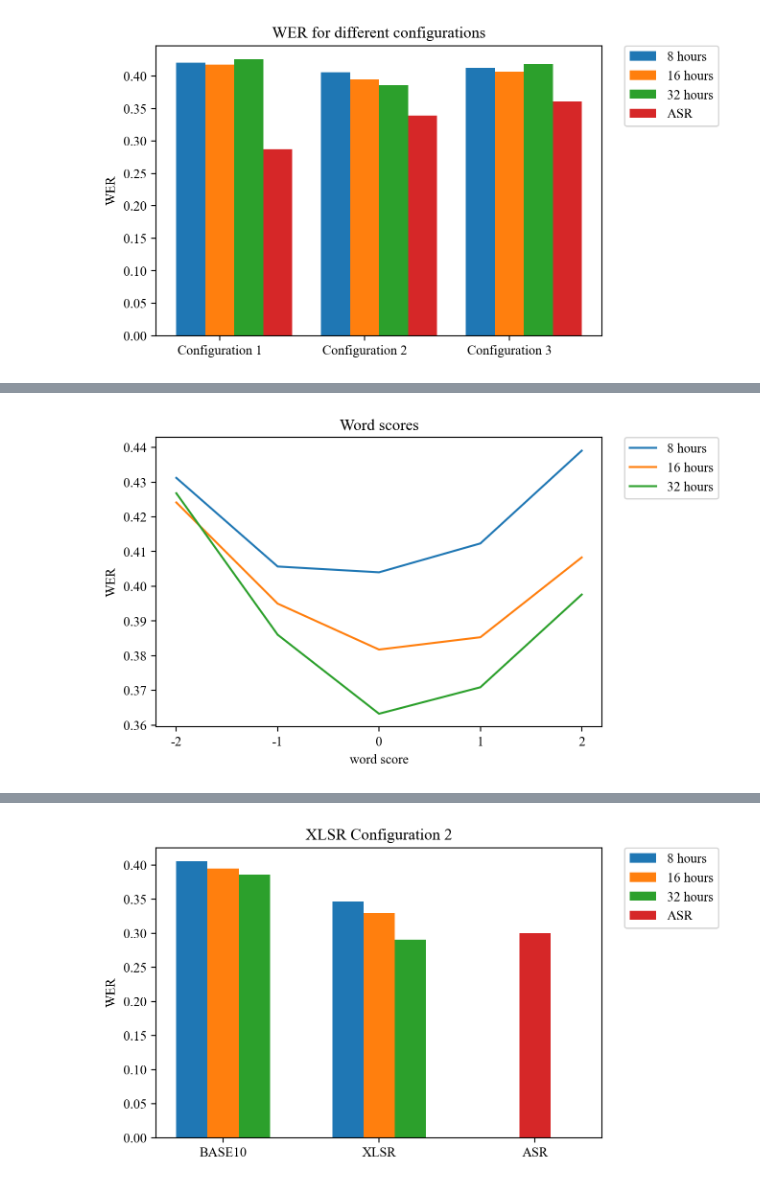
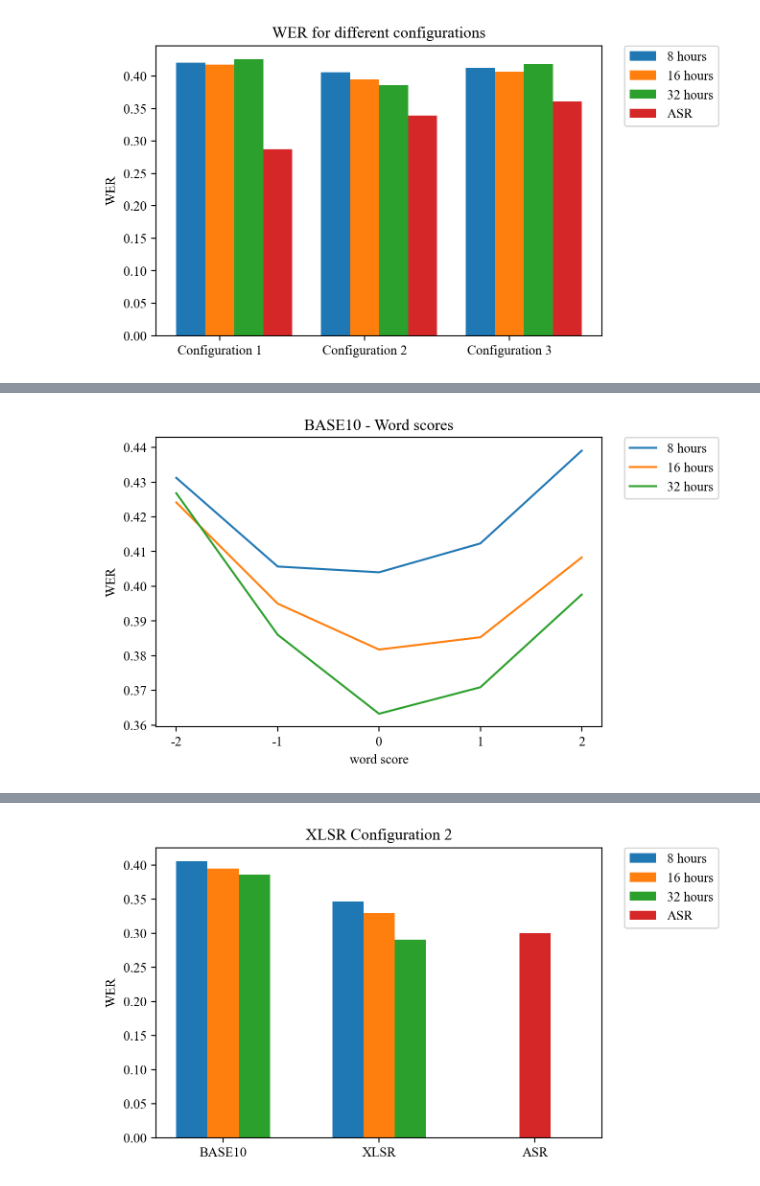
Before and after one commit to Thomaskolb/bsc-thesis, a Jupyter notebook: scripts/results/thesis-results.ipynb, the cells around one changed output, grey strips where cells are left out. Cells and saved outputs as stored; diff of their text form; code cells hidden in the pictures.

```diff
--- a/scripts/results/thesis-results.ipynb
+++ b/scripts/results/thesis-results.ipynb
@@ -152,0 +134,19 @@ plt.show()
+# %%
+# Fine-tuning xlsr - different LM weights - WER
+
+# testset: 'test'
+data = {
+        '8 hours': [0.6963392471112948, 0.37624344263104365, 0.3467389678870892, 0.33877298079706636, 0.3514536005340823],
+        '16 hours': [0.6645081139795997, 0.37090099214277134, 0.3299401487053767, 0.3226866753886695, 0.33754105735232176],
+        '32 hours': [0.6087193931924592, 0.3374441803407259, 0.2909081629766042, 0.2758174330712207, 0.2729826513891402]
+       }
+
+fig, ax = plt.subplots()
+for key in data:
+    ax.plot(data[key], label=key)
+plt.title('XLSR - LM weights')
+plt.xlabel('LM weight')
+plt.ylabel('WER')
+plt.xticks(list(range(5)), [0, 1, 2, 3, 4])
+ax.legend(bbox_to_anchor=(1.05, 1), loc='upper left', borderaxespad=0.)
+plt.show()
@@ -152,0 +155,19 @@ plt.show()
+# %%
+# Fine-tuning xlsr ctc - different LM weights - WER
+
+# testset: 'test'
+data = {
+        '8 hours': [],
+        '16 hours': [],
+        '32 hours': [0.6137788363378355, 0.35552275419989116, 0.3108484552809028, 0.29711198882751694, 0.2919321394938766]
+       }
+
+fig, ax = plt.subplots()
+for key in data:
+    ax.plot(data[key], label=key)
+plt.title('XLSR- CTC - LM weights')
+plt.xlabel('LM weight')
+plt.ylabel('WER')
+plt.xticks(list(range(5)), [0, 1, 2, 3, 4])
+ax.legend(bbox_to_anchor=(1.05, 1), loc='upper left', borderaxespad=0.)
+plt.show()
@@ -153,21 +176,21 @@ plt.show()
 # %%
 # Fine-tuning base10 - different word scores - WER
 
 # testset: 'test'
 data = {
         '8 hours': [0.4312308786641041, 0.4056876739594236, 0.4040174476371503, 0.41233950446411727, 0.4390619509242079],
         '16 hours': [0.4241463660812583, 0.3949950689869304, 0.3817633490700113, 0.3853108197624748, 0.40831050499950594],
         '32 hours': [0.42679490237207707, 0.3860400177398728, 0.36327317502963746, 0.37090529099844527, 0.39761084017397336]
        }
 
 fig, ax = plt.subplots()
 for key in data:
     ax.plot(data[key], label=key)
-plt.title('Word scores')
+plt.title('BASE10 - Word scores')
 plt.xlabel('word score')
 plt.ylabel('WER')
 plt.xticks(list(range(5)), [-2, -1, 0, 1, 2])
 ax.legend(bbox_to_anchor=(1.05, 1), loc='upper left', borderaxespad=0.)
 plt.show()
 # %% [output]
-[figure, old version]
+[figure, new version]
```
Also changed, not shown: parts of 6 cells of this notebook, 1 other file.
